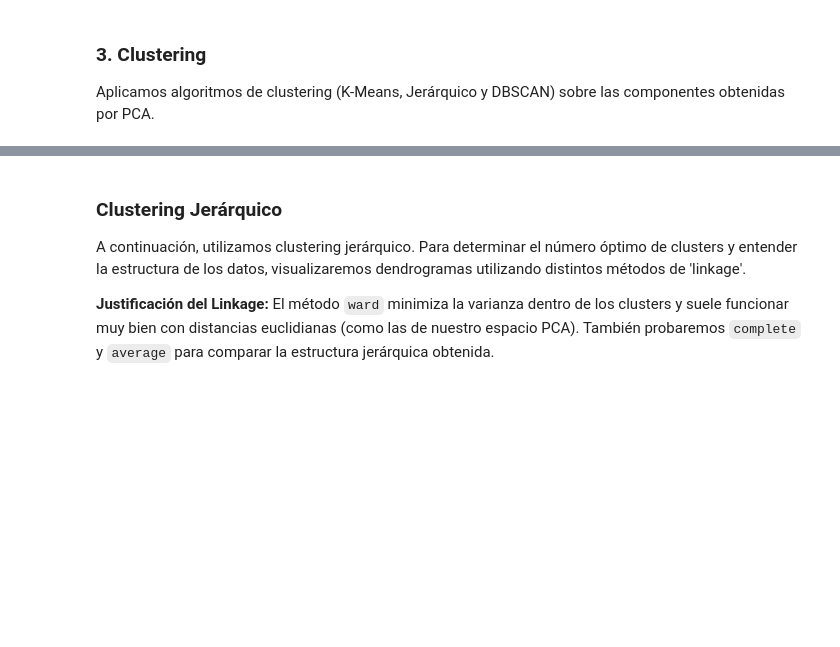
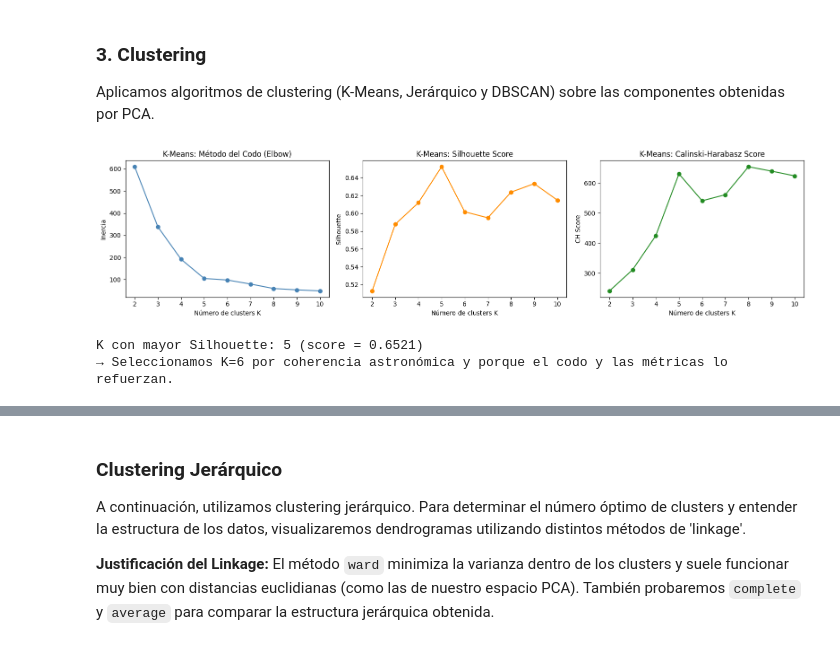
Before and after one commit to 100522196/P2-aprendizaje-automatico, a Jupyter notebook: notebook.ipynb, the cells around one changed output, grey strips where cells are left out. Saved outputs shown, nothing was run; the diff lists cells and outputs as text; code cells hidden in the pictures; blank space fills up the shorter version.

Commit message:
práctica 2 completa - clustering de estrellas con KMeans, jerárquico y DBSCAN
ajuste de correcciones y muestra de todos los resultados

```diff
--- a/notebook.ipynb
+++ b/notebook.ipynb
@@ -93,4 +111,46 @@ plt.show()
 # %% [markdown]
 ### 3. Clustering
 Aplicamos algoritmos de clustering (K-Means, Jerárquico y DBSCAN) sobre las componentes obtenidas por PCA.
+# %%
+from sklearn.cluster import KMeans, AgglomerativeClustering, DBSCAN
+from sklearn.metrics import silhouette_score, calinski_harabasz_score
+import scipy.cluster.hierarchy as shc
+
+# Ajuste de hiperparámetros K-Means: Elbow + Silhouette
+k_range = range(2, 11)
+inertias, silhouettes, ch_scores = [], [], []
+
+for k in k_range:
+    km = KMeans(n_clusters=k, random_state=NIA, n_init='auto')
+    labels = km.fit_predict(X_pca)
+    inertias.append(km.inertia_)
+    silhouettes.append(silhouette_score(X_pca, labels))
+    ch_scores.append(calinski_harabasz_score(X_pca, labels))
+
+fig, axes = plt.subplots(1, 3, figsize=(16, 4))
+axes[0].plot(k_range, inertias, 'o-', color='steelblue')
+axes[0].set_title('K-Means: Método del Codo (Elbow)')
+axes[0].set_xlabel('Número de clusters K')
+axes[0].set_ylabel('Inercia')
+
+axes[1].plot(k_range, silhouettes, 'o-', color='darkorange')
+axes[1].set_title('K-Means: Silhouette Score')
+axes[1].set_xlabel('Número de clusters K')
+axes[1].set_ylabel('Silhouette')
+
+axes[2].plot(k_range, ch_scores, 'o-', color='forestgreen')
+axes[2].set_title('K-Means: Calinski-Harabasz Score')
+axes[2].set_xlabel('Número de clusters K')
+axes[2].set_ylabel('CH Score')
+
+plt.tight_layout()
+plt.show()
+
+best_k_sil = list(k_range)[silhouettes.index(max(silhouettes))]
+print(f"K con mayor Silhouette: {best_k_sil} (score = {max(silhouettes):.4f})")
+print(f"→ Seleccionamos K=6 por coherencia astronómica y porque el codo y las métricas lo refuerzan.")
+# %% [output]
+[figure, added]
+K con mayor Silhouette: 5 (score = 0.6521)
+→ Seleccionamos K=6 por coherencia astronómica y porque el codo y las métricas lo refuerzan.
 # %%
```
Also changed, not shown: parts of 12 cells of this notebook.
